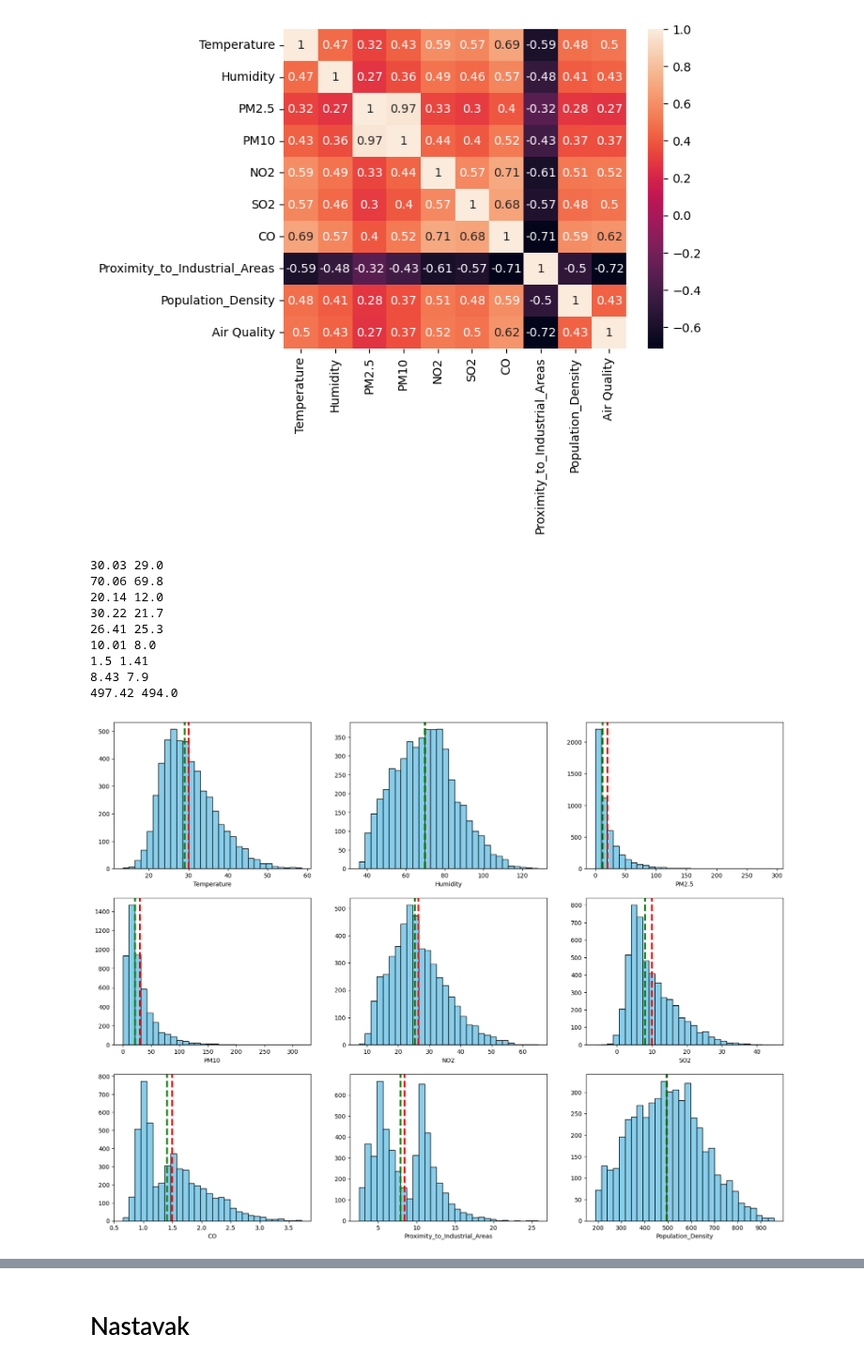
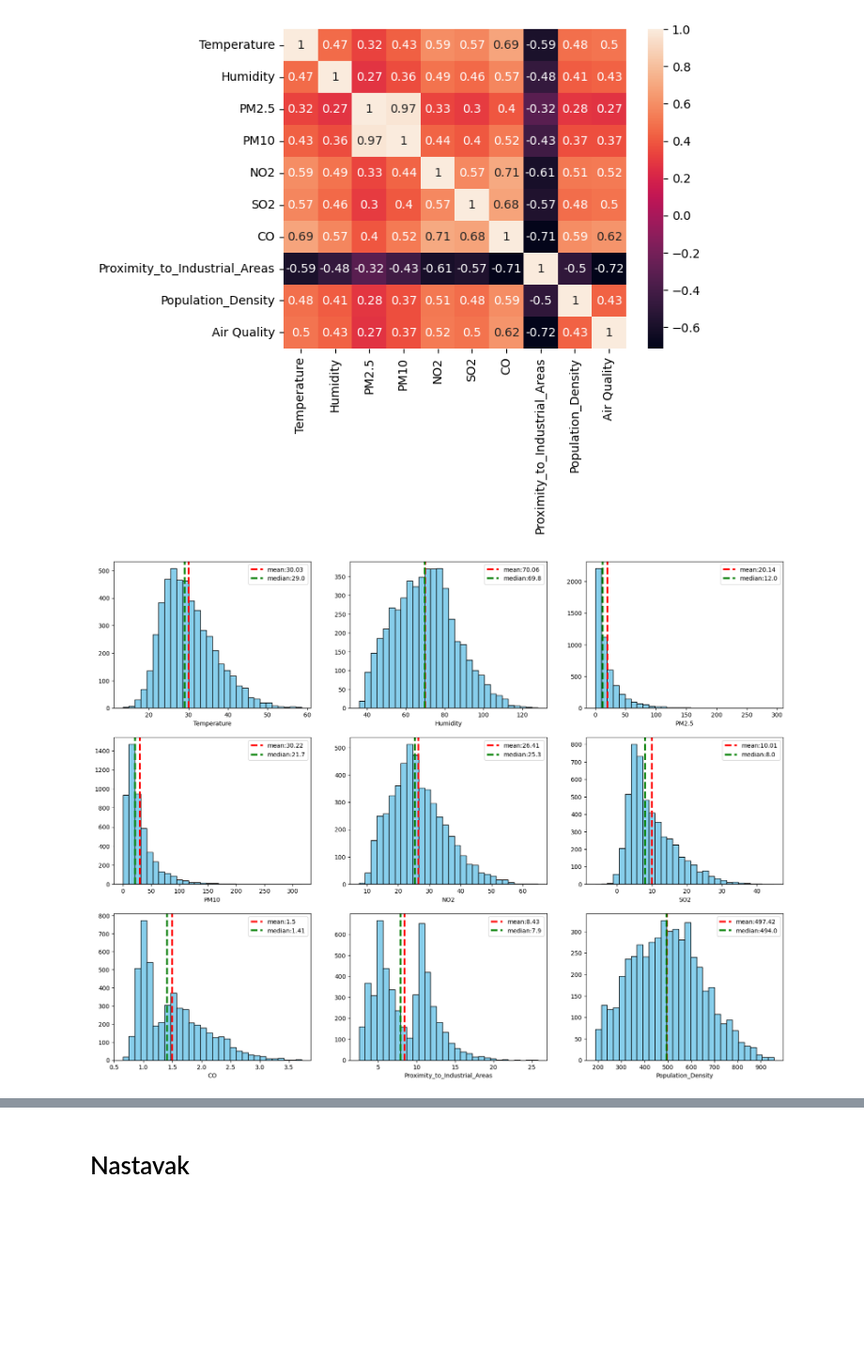
Before and after one commit to markoandjel/MachineLearning, a Jupyter notebook: Projekat I/main.ipynb, the cells around one changed output, grey strips where cells are left out. Shown at 94% size. Saved outputs shown, nothing was run; the diff lists cells and outputs as text; code cells hidden in the pictures; blank space fills up the shorter version.

```diff
--- a/Projekat I/main.ipynb
+++ b/Projekat I/main.ipynb
@@ -27,3 +27,6 @@ Data columns (total 10 columns):
  9   Air Quality                    5000 non-null   object
 dtypes: float64(8), int64(1), object(1)
 memory usage: 390.8+ KB
+# %%
+df.drop_duplicates(keep='first',inplace=True)
+df.isnull().any()
@@ -71,22 +88,13 @@ seaborn.heatmap(correlation,annot=True)
 # %%
 df_simpl=df.drop(columns='Air Quality')
 plt.figure(figsize=(20,15))
 for ind,col in enumerate(df_simpl.columns):
-    print(np.round(df[col].mean(),2),df[col].median())
     plt.subplot(3,3,ind+1)
     plt.hist(df_simpl[col], bins=30, color='skyblue', edgecolor='black')
     plt.axvline(np.round(df[col].mean(),2), color='r', linestyle='dashed', linewidth=3)
     plt.axvline(np.round(df[col].median(),2), color='g', linestyle='dashed', linewidth=3)
     plt.xlabel(col)
+    plt.legend([f'mean:{np.round(df[col].mean(),2)}',f'median:{np.round(df[col].median(),2)}'])
 plt.show()
 # %% [output]
-30.03 29.0
-70.06 69.8
-20.14 12.0
-30.22 21.7
-26.41 25.3
-10.01 8.0
-1.5 1.41
-8.43 7.9
-497.42 494.0
-[figure, old version]
+[figure, new version]
```
Also changed, not shown: parts of 18 cells of this notebook, 1 other file.
